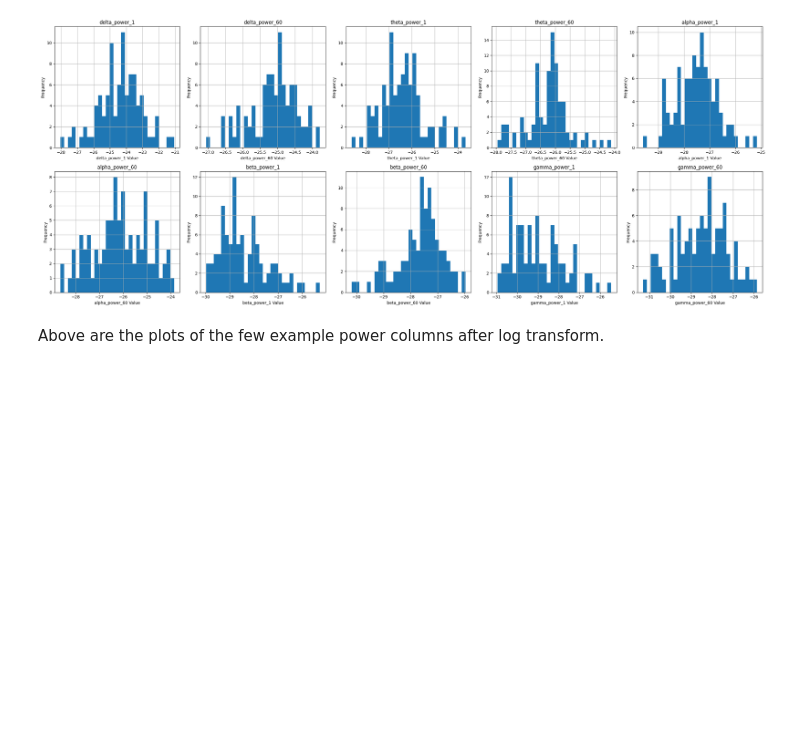
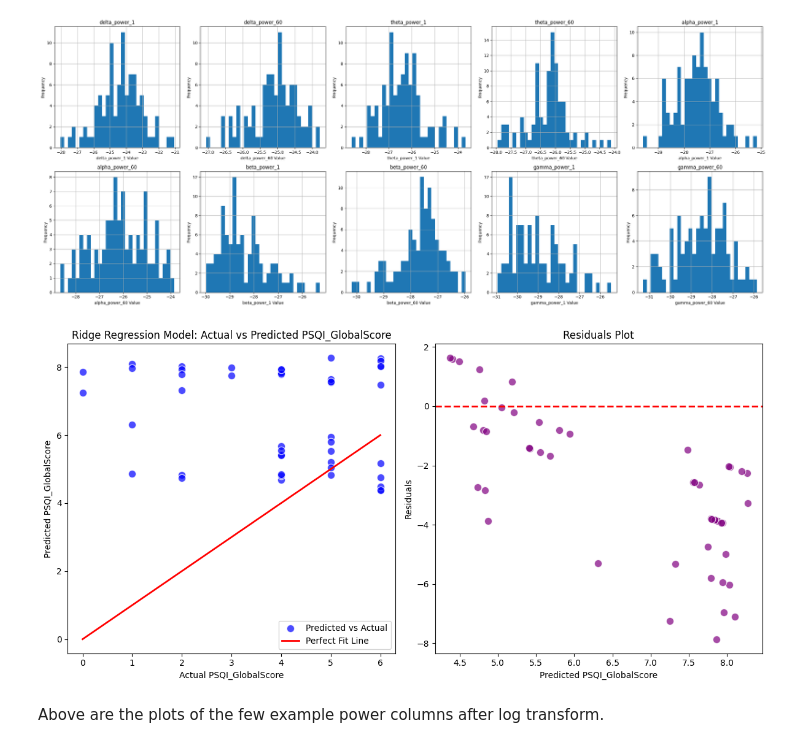
Before and after one commit to yangwestyyy21/sleepdeprivation_COGS138, a Jupyter notebook: sleepdeprivation_COGS138/Final-Notebook.ipynb, the cells around one changed output. Cells and saved outputs as stored; diff of their text form; code cells hidden in the pictures; blank space fills up the shorter version.

Commit message:
add plots after log scale

```diff
--- a/sleepdeprivation_COGS138/Final-Notebook.ipynb
+++ b/sleepdeprivation_COGS138/Final-Notebook.ipynb
@@ -619,6 +619,30 @@ plt.tight_layout()
 plt.show()
 # %% [output]
 [figure]
+# %%
+rf.fit(X[:48], y[:48])
+y_pred_rf = rf.predict(X[48:])
+plt.figure(figsize=(12, 6))
+# Actual vs Predicted plot
+plt.subplot(1, 2, 1)
+plt.scatter(y[48:], y_pred_rf, color='blue', edgecolor='w', alpha=0.7, s=80, label='Predicted vs Actual')
+plt.plot([min(y[48:]), max(y[48:])], [min(y[48:]), max(y[48:])], color='red', linewidth=2, label='Perfect Fit Line')
+plt.xlabel('Actual PSQI_GlobalScore')
+plt.ylabel('Predicted PSQI_GlobalScore')
+plt.title('Ridge Regression Model: Actual vs Predicted PSQI_GlobalScore')
+plt.legend()
+# Residual plot
+residuals = y[48:] - y_pred_rf
+plt.subplot(1, 2, 2)
+plt.scatter(y_pred_rf, residuals, color='purple', edgecolor='w', alpha=0.7, s=80)
+plt.axhline(y=0, color='red', linestyle='--', linewidth=2)
+plt.xlabel('Predicted PSQI_GlobalScore')
+plt.ylabel('Residuals')
+plt.title('Residuals Plot')
+plt.tight_layout()
+plt.show()
+# %% [output]
+[figure, added]
 # %% [markdown]
 Above are the plots of the few example power columns after log transform.
 # %% [markdown]
```
Also changed, not shown: parts of 1 cell of this notebook.
